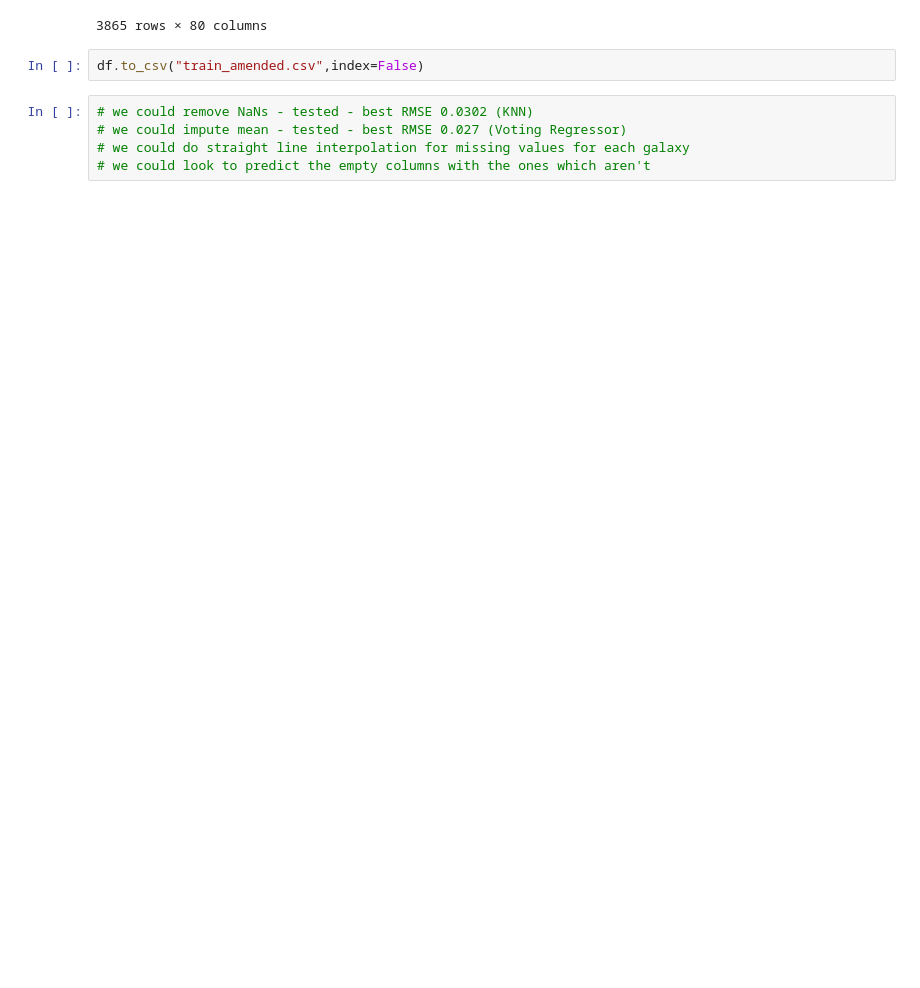
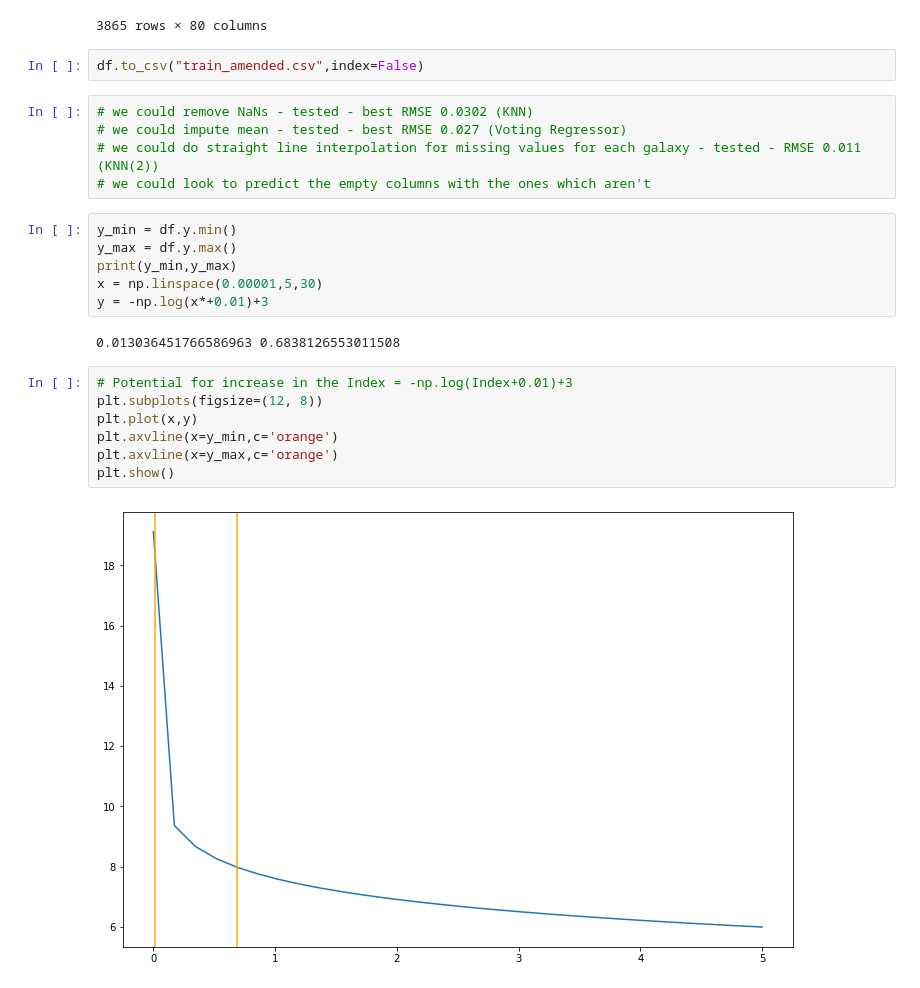
Before and after one commit to LukeBetham/PROHACK-OCISLY, a Jupyter notebook: Prohack-Luke-Cleaning-EDA.ipynb, the cells around one changed output. Cells and saved outputs as stored; diff of their text form; blank space fills up the shorter version.

```diff
--- a/Prohack-Luke-Cleaning-EDA.ipynb
+++ b/Prohack-Luke-Cleaning-EDA.ipynb
@@ -133,5 +172,22 @@ df.to_csv("train_amended.csv",index=False)
 # %%
 # we could remove NaNs - tested - best RMSE 0.0302 (KNN)
 # we could impute mean - tested - best RMSE 0.027 (Voting Regressor)
-# we could do straight line interpolation for missing values for each galaxy
+# we could do straight line interpolation for missing values for each galaxy - tested - RMSE 0.011 (KNN(2))
 # we could look to predict the empty columns with the ones which aren't
+# %%
+y_min = df.y.min()
+y_max = df.y.max()
+print(y_min,y_max)
+x = np.linspace(0.00001,5,30)
+y = -np.log(x*+0.01)+3
+# %% [output]
+0.013036451766586963 0.6838126553011508
+# %%
+# Potential for increase in the Index = -np.log(Index+0.01)+3
+plt.subplots(figsize=(12, 8))
+plt.plot(x,y)
+plt.axvline(x=y_min,c='orange')
+plt.axvline(x=y_max,c='orange')
+plt.show()
+# %% [output]
+[figure, added]
```
Also changed, not shown: parts of 10 cells of this notebook, 3 other files.
